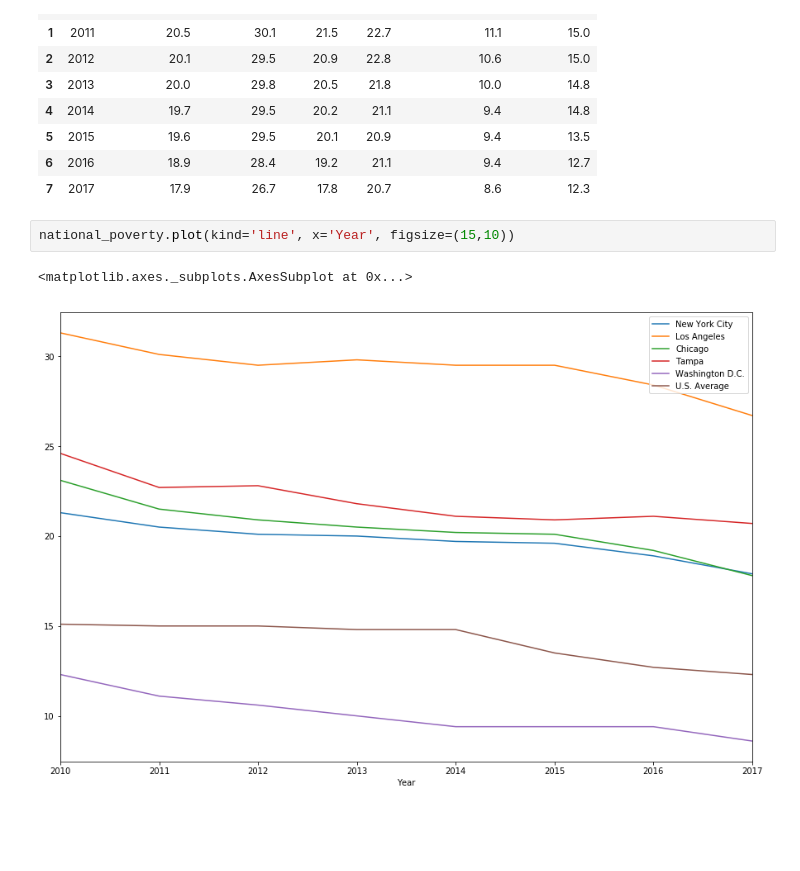
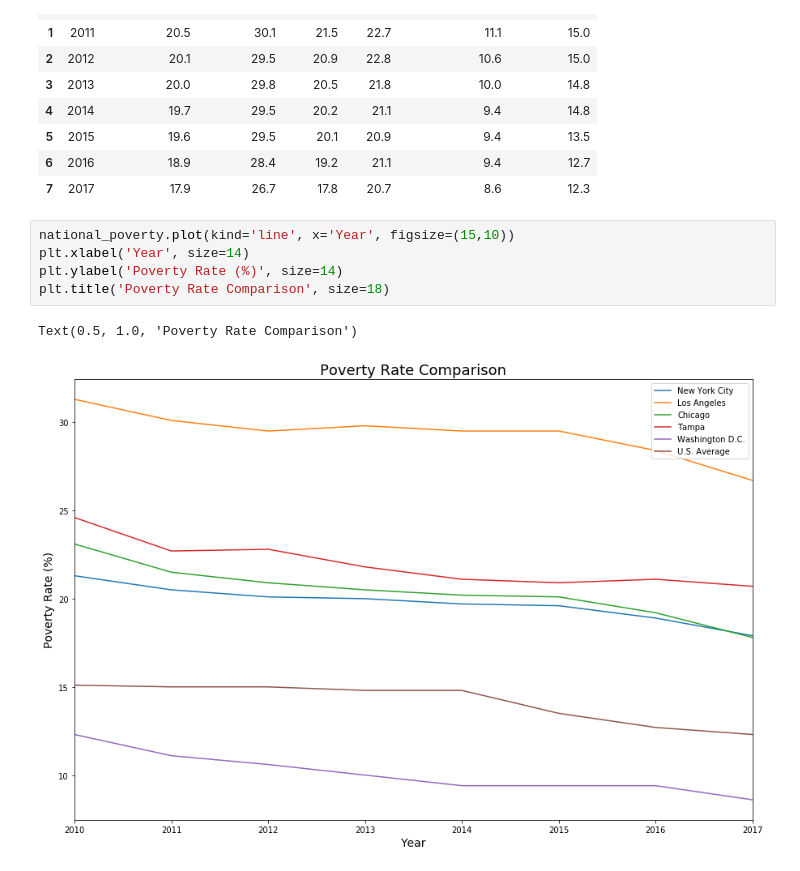
Before and after one commit to MikeAnderson89/National-Crime-Rate-Correlations, a Jupyter notebook: United States/National_Trial.ipynb, the cells around one changed output. Saved outputs shown, nothing was run; the diff lists cells and outputs as text; blank space fills up the shorter version.

Commit message:
Created graphs for national data

```diff
--- a/United States/National_Trial.ipynb
+++ b/United States/National_Trial.ipynb
@@ -188,6 +207,9 @@ national_poverty
 | 7 | 2017 | 17.9 | 26.7 | 17.8 | 20.7 | 8.6 | 12.3 |
 # %%
 national_poverty.plot(kind='line', x='Year', figsize=(15,10))
+plt.xlabel('Year', size=14)
+plt.ylabel('Poverty Rate (%)', size=14)
+plt.title('Poverty Rate Comparison', size=18)
 # %% [output]
-<matplotlib.axes._subplots.AxesSubplot at 0x...>
+Text(0.5, 1.0, 'Poverty Rate Comparison')
-[figure, old version]
+[figure, new version]
```
Also changed, not shown: parts of 12 cells of this notebook, 1 other file.
